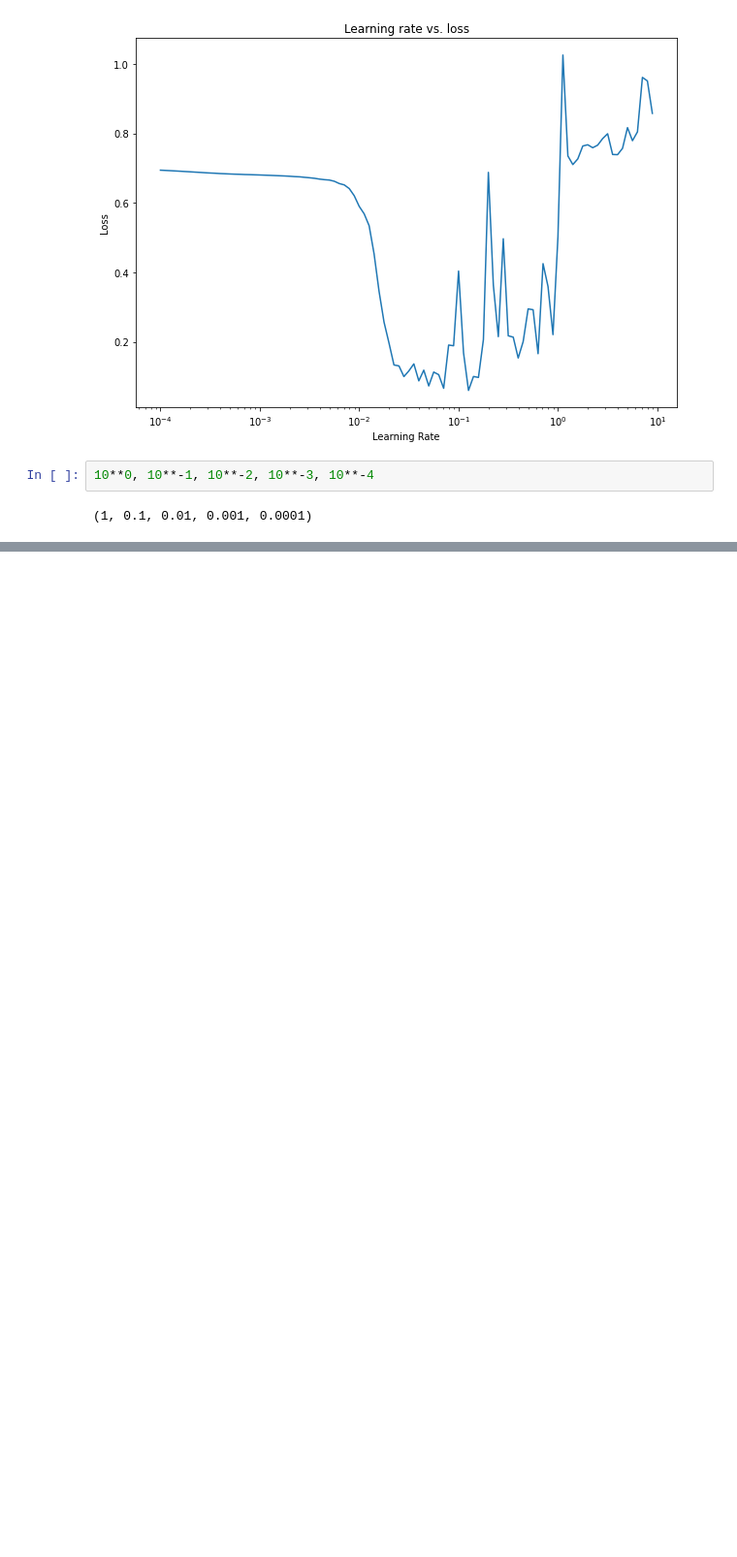
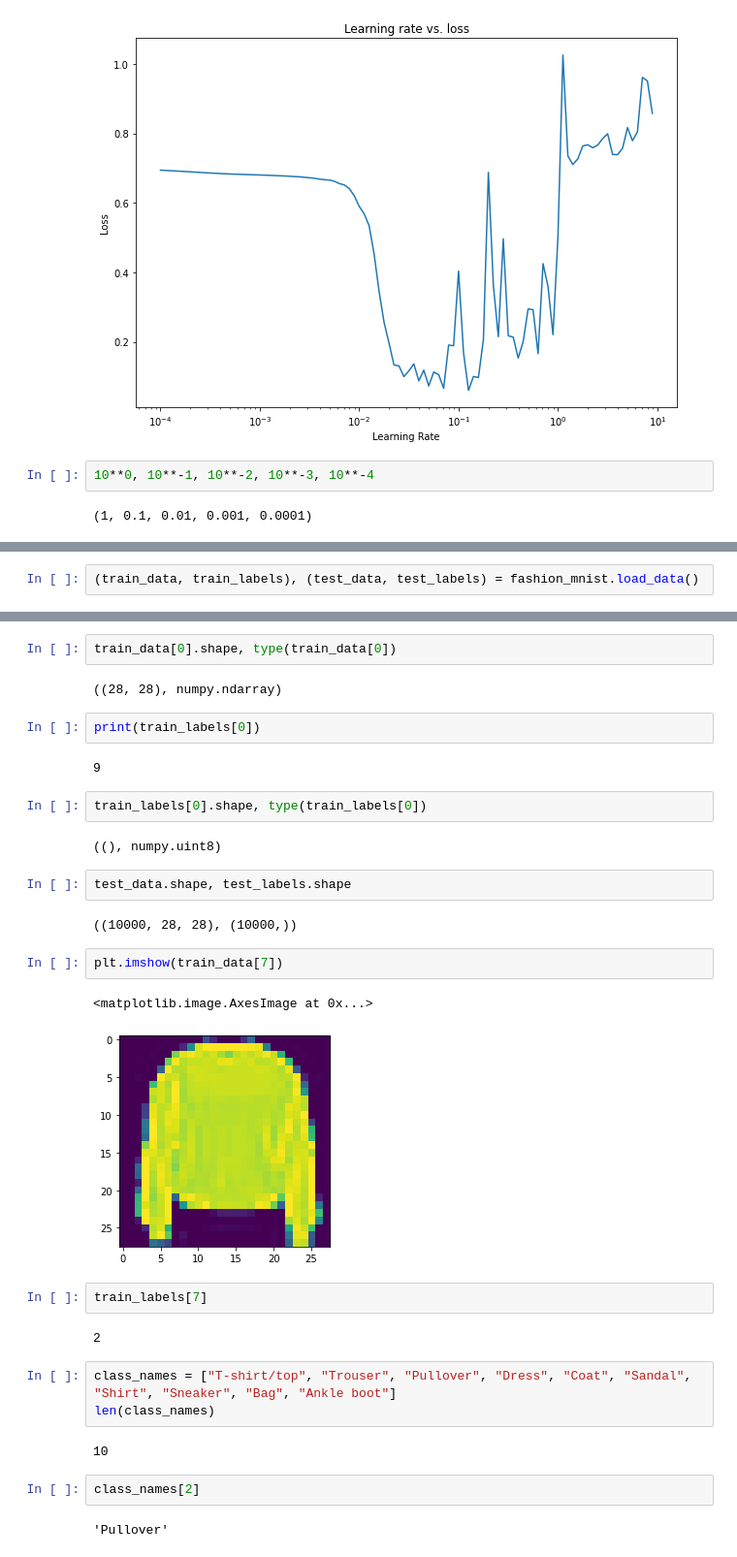
Before and after one commit to qwqw82000/tensorflow_nlp, a Jupyter notebook: tensorflow_003.ipynb, the cells around one changed output, grey strips where cells are left out. Shown: that part at 97% size. Drawn from its saved outputs; the diff is of its cells as text; blank space fills up the shorter version.

```diff
--- a/tensorflow_003.ipynb
+++ b/tensorflow_003.ipynb
@@ -768,0 +952,2 @@ binary classification
+# %%
+(train_data, train_labels), (test_data, test_labels) = fashion_mnist.load_data()
@@ -768,0 +978,34 @@ binary classification
+# %%
+train_data[0].shape, type(train_data[0])
+# %% [output]
+((28, 28), numpy.ndarray)
+# %%
+print(train_labels[0])
+# %% [output]
+9
+# %%
+train_labels[0].shape, type(train_labels[0])
+# %% [output]
+((), numpy.uint8)
+# %%
+test_data.shape, test_labels.shape
+# %% [output]
+((10000, 28, 28), (10000,))
+# %%
+plt.imshow(train_data[7])
+# %% [output]
+<matplotlib.image.AxesImage at 0x...>
+[figure, added]
+# %%
+train_labels[7]
+# %% [output]
+2
+# %%
+class_names = ["T-shirt/top", "Trouser", "Pullover", "Dress", "Coat", "Sandal", "Shirt", "Sneaker", "Bag", "Ankle boot"]
+len(class_names)
+# %% [output]
+10
+# %%
+class_names[2]
+# %% [output]
+'Pullover'
```
Also changed, not shown: parts of 43 cells of this notebook, 1 other file.
